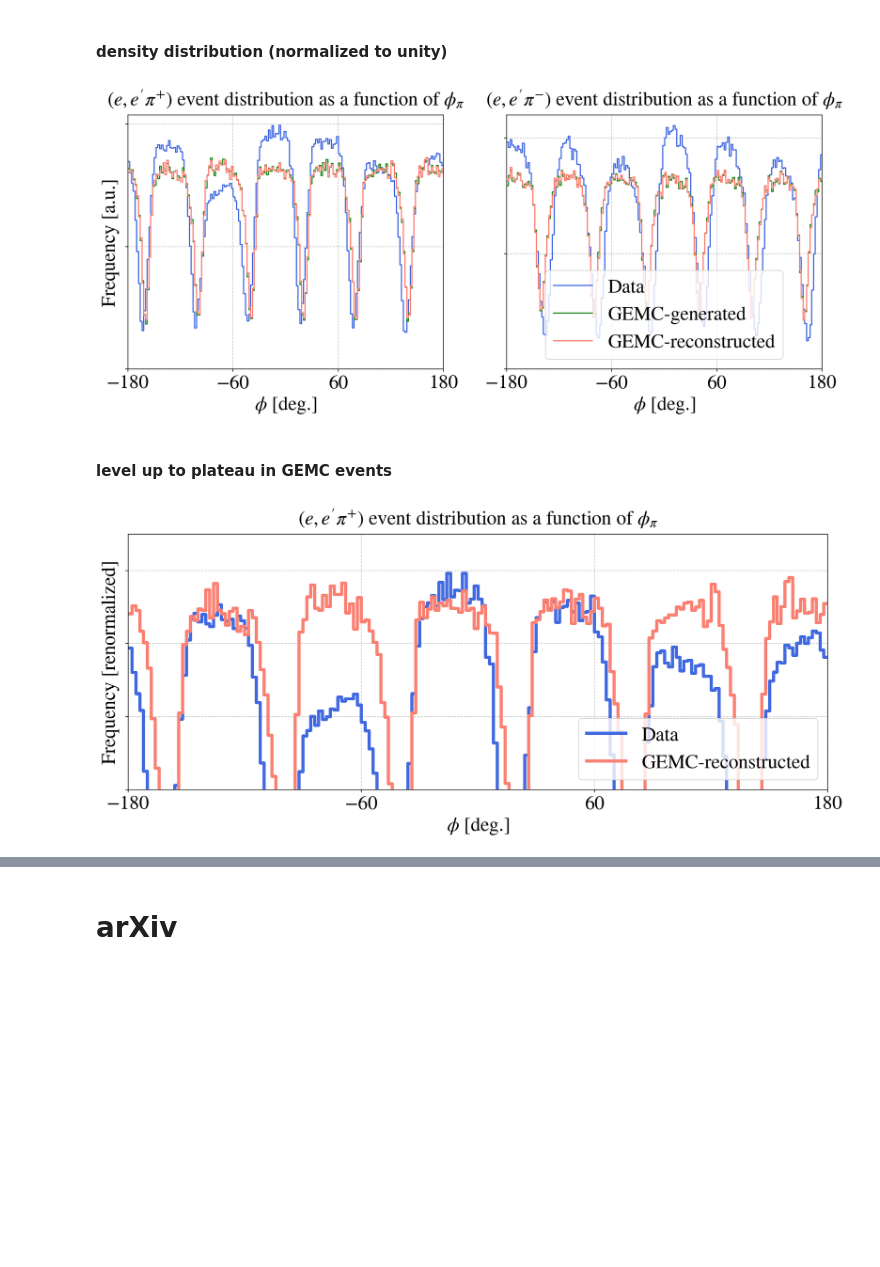
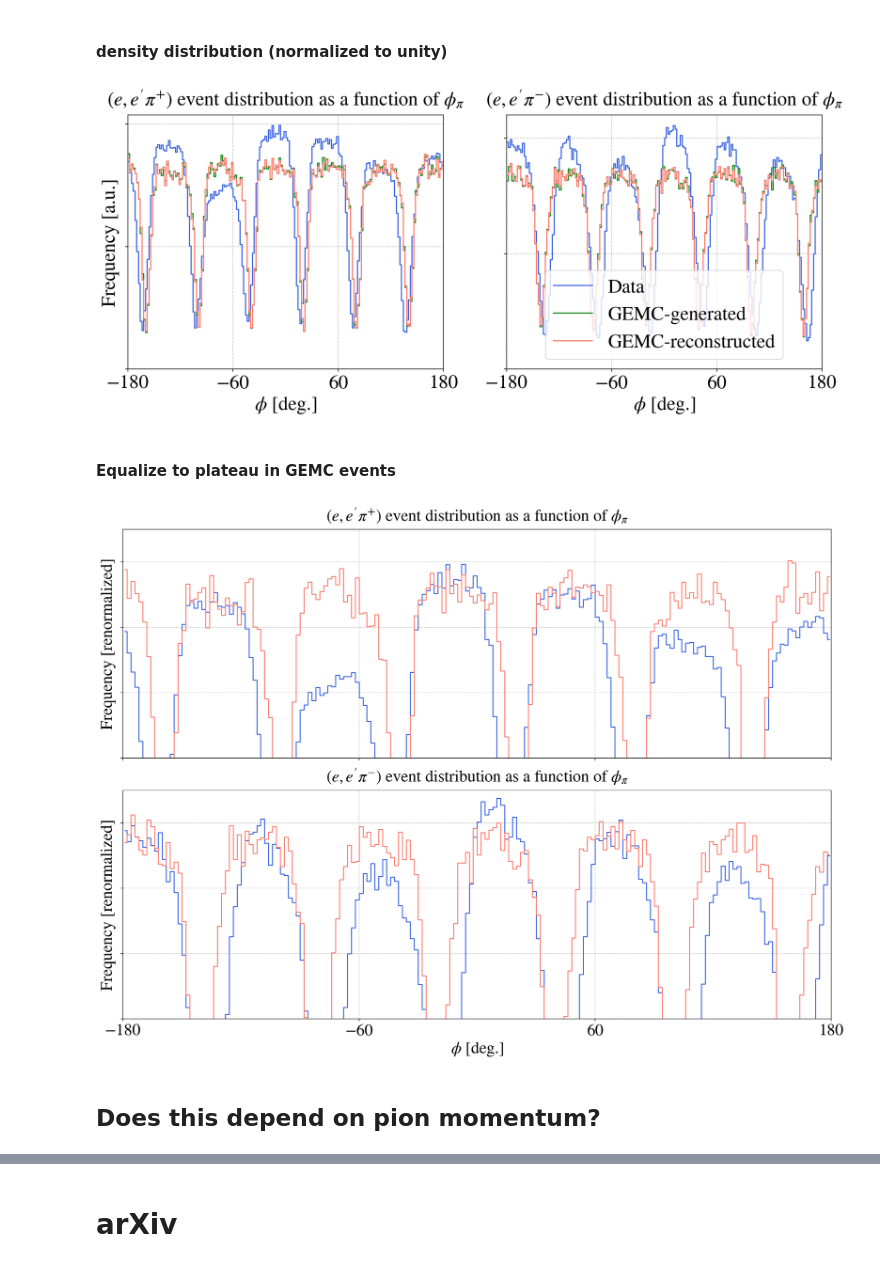
Before and after one commit to erezcoh4/SIDIS_at_BAND, a Jupyter notebook: PythonAnalysis/AcceptanceCorrections/acceptance_matching_and_correction.ipynb, the cells around one changed output, grey strips where cells are left out. Saved outputs shown, nothing was run; the diff lists cells and outputs as text; code cells hidden in the pictures; blank space fills up the shorter version.

```diff
--- a/PythonAnalysis/AcceptanceCorrections/acceptance_matching_and_correction.ipynb
+++ b/PythonAnalysis/AcceptanceCorrections/acceptance_matching_and_correction.ipynb
@@ -116,7 +118,7 @@ for pi_ch,pi_charge_label,pi_idx in zip(pi_charge_names,pi_labels,range(2)):
              title='$'+pi_charge_label+'$ MC-data as a function of '+label,
              fontsize=24,
              do_add_grid=True,xlim=phi_xlim,
-             xticks=phi_xticks, ylim=(100,np.max(ax.get_ylim())))
+             xticks=phi_xticks, ylim=(10,np.max(ax.get_ylim())))
     # if pi_idx==1: ax.legend(bbox_to_anchor=(1.5,1.5),loc='right',fontsize=22)
 
 
@@ -234,14 +236,16 @@ for pi_charge_name,pi_label,pi_color,pi_idx in zip(pi_charge_names,pi_labels,pi_
         ax2.step ( phi_centers, AccCorrecTightFiducial[pi_ch], '--', color='forestgreen', where='mid', label=None )
         ax2.set_ylabel('Acceptance correction', color = 'forestgreen', fontsize=18)
 
-    plt.fill_between ( phi_centers, np.zeros(len(phi_centers)), (1-TightFiducialPhi[pi_ch])*6000, color='k', alpha=0.1)
+    plt.fill_between ( phi_centers, np.zeros(len(phi_centers)),
+                      (1-TightFiducialPhi[pi_ch])*1.05*np.max(h['With acceptance correction']),
+                      color='k', alpha=0.1)
 
     set_axes(ax, '$\phi$ [deg.]', 'Counts' if pi_idx==1 else '',
              title='$'+pi_label+'$',
              do_add_grid=True,
              do_add_legend=True if pi_idx==2 else False,
              # ylim=(100,1.05*np.max([np.max(h['Before acceptance matching']),np.max(h['With acceptance correction'])])),
-             ylim=(100,6000),
+             ylim=(0.1*np.min(h['After acceptance matching']),1.05*np.max(h['With acceptance correction'])),
              xlim=phi_xlim,
              xticks=phi_xticks)
 #}
@@ -279,6 +283,6 @@ for pi_ch,pi_label,pi_color,pi_idx in zip(pi_charge_names,pi_labels,pi_colors,[1
              xlim=phi_xlim,
              xticks=phi_xticks)
 # %% [output]
-[figure, old version]
+[figure, new version]
 # %% [markdown]
-#### level up to plateau in GEMC events
+#### Equalize to plateau in GEMC events
@@ -317,32 +289,38 @@ def plot_step_hist( x_arr, bins=[0.1,0.2,0.3], label="",
 # %%
-fig = plt.figure(figsize=(16,6));
+fig = plt.figure(figsize=(16,12));
 
-for pi_ch,pi_label,pi_color,pi_idx in zip(pi_charge_names,pi_labels,pi_colors,[1]):#{
-    ax = fig.add_subplot(1,1,pi_idx)
+for pi_ch,pi_label,pi_color,pi_idx in zip(pi_charge_names,pi_labels,pi_colors,[1,2]):#{
+    ax = fig.add_subplot(2,1,pi_idx)
 
     # second plot: data
     df  = e_e_pi_pass_cuts[pi_ch];
     phi = np.array(df.pi_Phi)*r2d
     plot_step_hist( x_arr=phi,  bins=phi_bins , label='Data',  color='royalblue',
                    do_plot_errorbar=False, density=True,
-                   ScaleFactor=7./8., linewidth=4)
+                   ScaleFactor=7./8., linewidth=10)
 
     df  = e_e_pi_GEMC_pass_cuts[pi_ch];
     # phi_g = np.array(df.pi_Phi_g)*r2d
     # plot_step_hist( x_arr=phi_g,  bins=phi_bins , label='GEMC-generated',  color='forestgreen', do_plot_errorbar=False, density=True)
 
     phi_rec = np.array(df.pi_Phi)*r2d
     plot_step_hist( x_arr=phi_rec,  bins=phi_bins , label='GEMC-reconstructed',  color='salmon',
                    do_plot_errorbar=False, density=True, linewidth=4)
 
-    set_axes(ax, '$\phi$ [deg.]', 'Frequency [renormalized]' if pi_idx==1 else '',
+    set_axes(ax, '$\phi$ [deg.]' if pi_idx==2 else '',
+             'Frequency [renormalized]',
              title="$(e,e'"+pi_label+')$ event distribution as a function of $\phi_\pi$',
              do_add_grid=True,
+             remove_ticks_x=True if pi_idx==1 else False,
              remove_ticks_y=True,
-             do_add_legend=True,
+             do_add_legend=False, #True,
              ylim=(4e-3,7.5e-3),
              yticks=[4e-3,5e-3,6e-3,7e-3],
              xlim=phi_xlim,
              xticks=phi_xticks)
+
+plt.tight_layout()
 # %% [output]
-[figure, old version]
+[figure, new version]
+# %% [markdown]
+## Does this depend on pion momentum?
```
Also changed, not shown: parts of 17 cells of this notebook, 4 other files.
